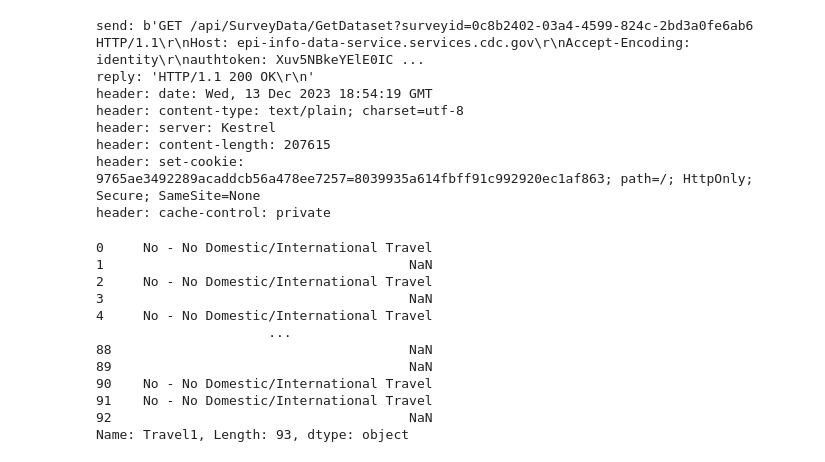
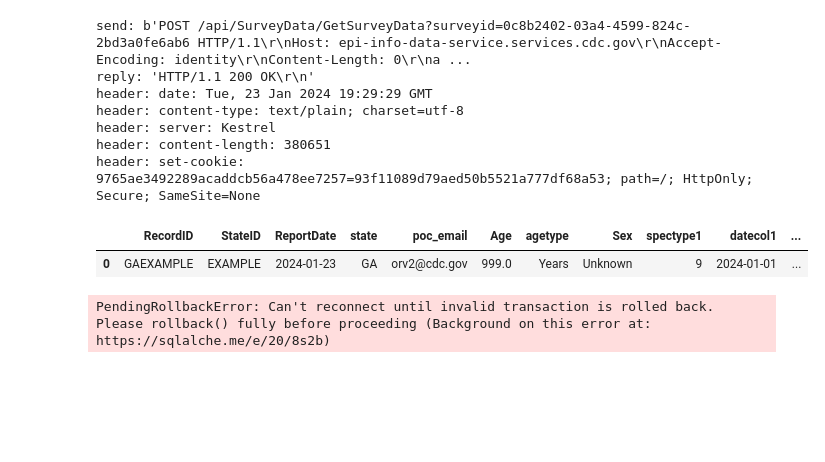
Before and after one commit to matthewcoleka/CDC_DTPE, a Jupyter notebook: test_connect.ipynb, the cells around one changed output. Saved outputs shown, nothing was run; the diff lists cells and outputs as text; code cells hidden in the pictures; blank space fills up the shorter version.

Commit message:
Adding pdl data and restrict to PC ids

```diff
--- a/test_connect.ipynb
+++ b/test_connect.ipynb
@@ -1,26 +1,11 @@
 # %%
+#Dependencies
 import http.client
 import pandas as pd
 import json
-
-conn = http.client.HTTPSConnection("epi-info-data-service.services.cdc.gov")
-conn.set_debuglevel(1)
-headers = {
-    'authtoken': "Xuv5NBkeYElE0ICxPdTTzw=="
-    }
-
-conn.request("GET", "/api/SurveyData/GetDataset?surveyid=0c8b2402-03a4-4599-824c-2bd3a0fe6ab6", headers=headers)
-
-res = conn.getresponse()
-r = res.read()
-data=json.loads(r.decode("utf-8"))
-df=pd.DataFrame(data)
+import numpy as np
+import datetime as dt
+import os
+import pyodbc
+import openpyxl
+import sqlalchemy as db
-# %% [output]
-send: b'GET /api/SurveyData/GetDataset?surveyid=0c8b2402-03a4-4599-824c-2bd3a0fe6ab6 HTTP/1.1\r\nHost: epi-info-data-service.services.cdc.gov\r\nAccept-Encoding: identity\r\nauthtoken: Xuv5NBkeYElE0IC ...
-reply: 'HTTP/1.1 200 OK\r\n'
-header: date: Wed, 13 Dec 2023 18:54:19 GMT
-header: content-type: text/plain; charset=utf-8
-header: server: Kestrel
-header: content-length: 207615
-header: set-cookie: 9765ae3492289acaddcb56a478ee7257=8039935a614fbff91c992920ec1af863; path=/; HttpOnly; Secure; SameSite=None
-header: cache-control: private
@@ -27,19 +37,31 @@ header: cache-control: private
 # %%
+#Pull in CCRF data
+conn.request("POST", "/api/SurveyData/GetSurveyData?surveyid=0c8b2402-03a4-4599-824c-2bd3a0fe6ab6", headers=headers)
+
+res = conn.getresponse()
+r = res.read()
+data=json.loads(r.decode("utf-8"))
+df=pd.DataFrame(data)
 pd.set_option('display.max_columns', 500)
-#df.head()
 #df[df['_Status']=='Complete']
-
-print(df[''])
 # %% [output]
-0     No - No Domestic/International Travel
-1                                       NaN
-2     No - No Domestic/International Travel
-3                                       NaN
-4     No - No Domestic/International Travel
-                      ...
-88                                      NaN
-89                                      NaN
-90    No - No Domestic/International Travel
-91    No - No Domestic/International Travel
-92                                      NaN
-Name: Travel1, Length: 93, dtype: object
+send: b'POST /api/SurveyData/GetSurveyData?surveyid=0c8b2402-03a4-4599-824c-2bd3a0fe6ab6 HTTP/1.1\r\nHost: epi-info-data-service.services.cdc.gov\r\nAccept-Encoding: identity\r\nContent-Length: 0\r\na ...
+reply: 'HTTP/1.1 200 OK\r\n'
+header: date: Tue, 23 Jan 2024 19:29:29 GMT
+header: content-type: text/plain; charset=utf-8
+header: server: Kestrel
+header: content-length: 380651
+header: set-cookie: 9765ae3492289acaddcb56a478ee7257=93f11089d79aed50b5521a777df68a53; path=/; HttpOnly; Secure; SameSite=None
+# %%
+#CCRF Testing
+df[df['RecordID']=='GAEXAMPLE']
+# %% [output]
+|  | RecordID | StateID | ReportDate | state | poc_email | Age | agetype | Sex | spectype1 | datecol1 | ... |
+| 0 | GAEXAMPLE | EXAMPLE | 2024-01-23 | GA | orv2@cdc.gov | 999.0 | Years | Unknown | 9 | 2024-01-01 | ... |
+# %%
+#PDL Data Clean
+#Select All PC IDs, add metadata
+input_df = pd.read_sql_table('Input', pdl_engine)
+coryne_df = pd.read_sql_table('coryne', pdl_engine)
+# %% [output]
+PendingRollbackError: Can't reconnect until invalid transaction is rolled back.  Please rollback() fully before proceeding (Background on this error at: https://sqlalche.me/e/20/8s2b)
```
Also changed, not shown: parts of 4 cells of this notebook.
